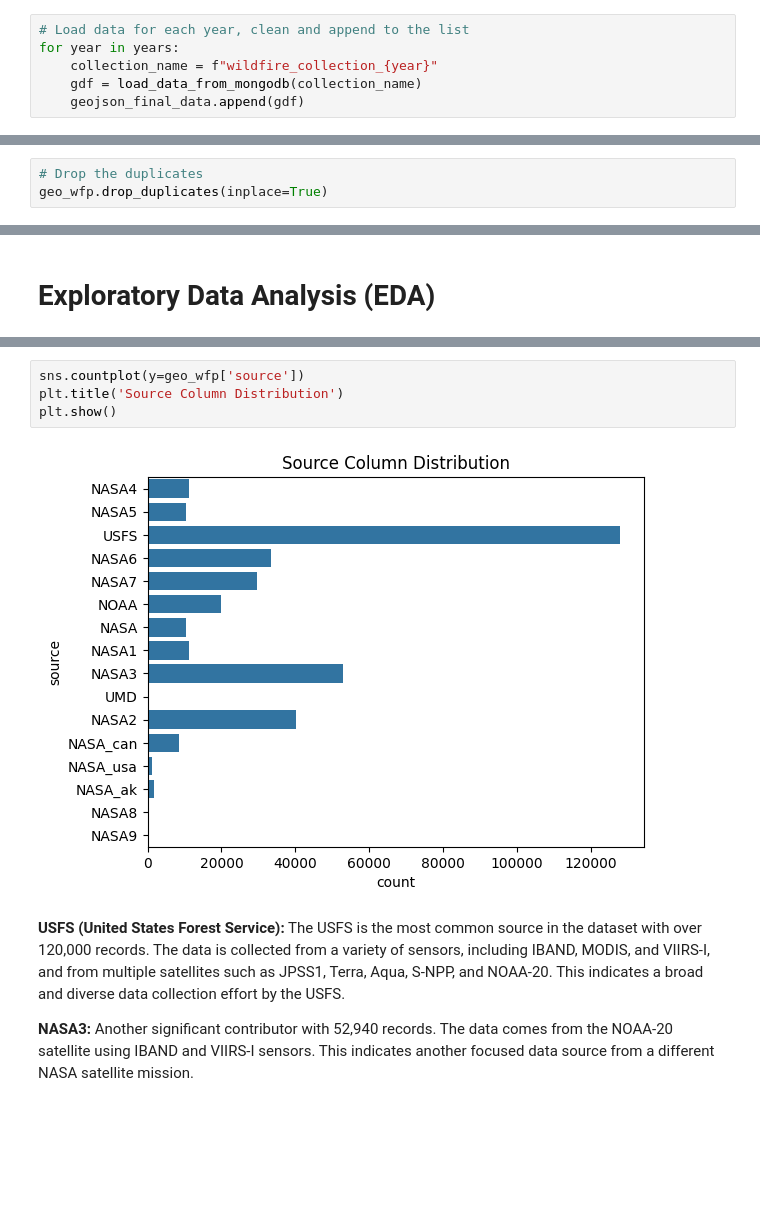
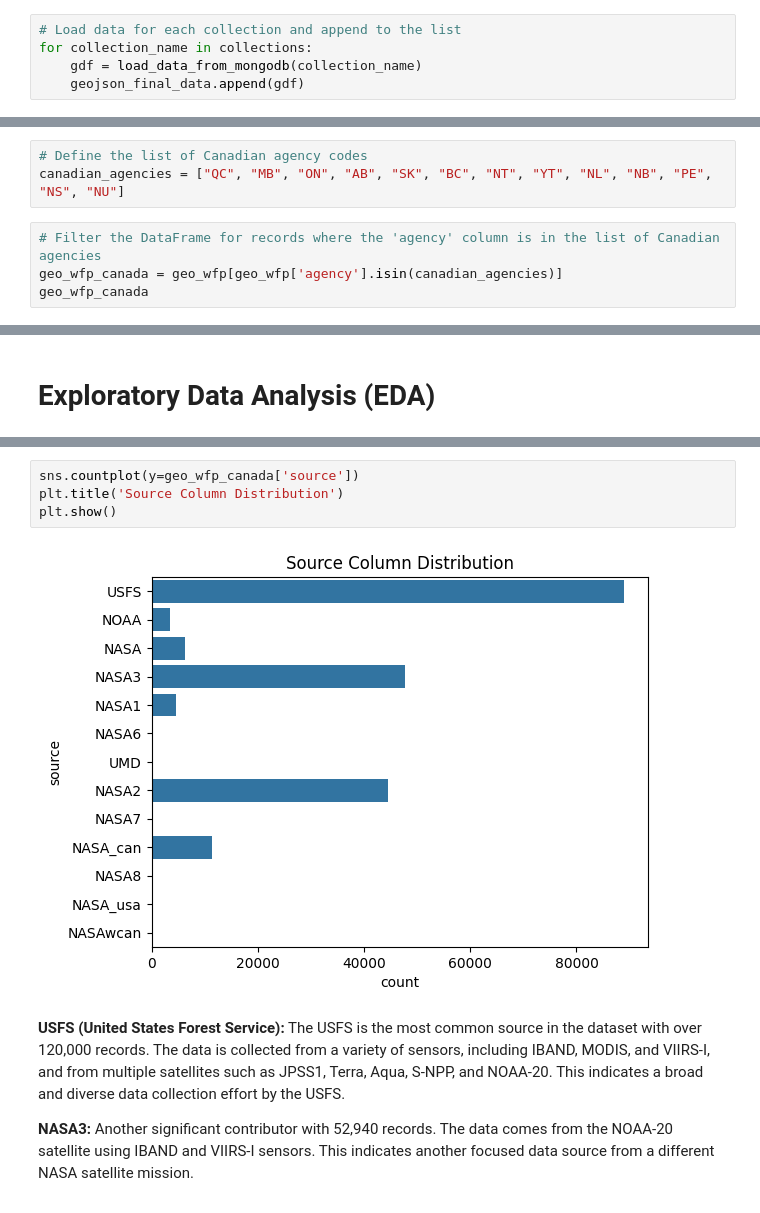
Before and after one commit to Big-Data-Capstone-S2024/WildFireSimulation, a Jupyter notebook: wildfireprediction_datacleaning.ipynb, the cells around one changed output, grey strips where cells are left out. Saved outputs shown, nothing was run; the diff lists cells and outputs as text; blank space fills up the shorter version.

Commit message:
DataCleaning
filter agency to get data within Canada;s boundary. Cleaned data is stored in mongodb

```diff
--- a/wildfireprediction_datacleaning.ipynb
+++ b/wildfireprediction_datacleaning.ipynb
@@ -55,9 +96,8 @@ def load_data_from_mongodb(collection_name):
 # Create an empty list to store GeoDataFrames
 geojson_final_data = []
 # %%
-# Load data for each year, clean and append to the list
-for year in years:
-    collection_name = f"wildfire_collection_{year}"
+# Load data for each collection and append to the list
+for collection_name in collections:
     gdf = load_data_from_mongodb(collection_name)
     geojson_final_data.append(gdf)
 # %%
@@ -219,3 +258,0 @@ geo_wfp.duplicated().sum()
-# %%
-# Drop the duplicates
-geo_wfp.drop_duplicates(inplace=True)
@@ -259,0 +271,7 @@ geo_wfp
+# %%
+# Define the list of Canadian agency codes
+canadian_agencies = ["QC", "MB", "ON", "AB", "SK", "BC", "NT", "YT", "NL", "NB", "PE", "NS", "NU"]
+# %%
+# Filter the DataFrame for records where the 'agency' column is in the list of Canadian agencies
+geo_wfp_canada = geo_wfp[geo_wfp['agency'].isin(canadian_agencies)]
+geo_wfp_canada
@@ -326,10 +370,10 @@ NASA9            1
 Name: count, dtype: int64
 # %%
-sns.countplot(y=geo_wfp['source'])
+sns.countplot(y=geo_wfp_canada['source'])
 plt.title('Source Column Distribution')
 plt.show()
 # %% [output]
-[figure, old version]
+[figure, new version]
 # %% [markdown]
 **USFS (United States Forest Service):** The USFS is the most common source in the dataset with over 120,000 records. The data is collected from a variety of sensors, including IBAND, MODIS, and VIIRS-I, and from multiple satellites such as JPSS1, Terra, Aqua, S-NPP, and NOAA-20. This indicates a broad and diverse data collection effort by the USFS.
 
```
Also changed, not shown: parts of 27 cells of this notebook, 2 other files.
